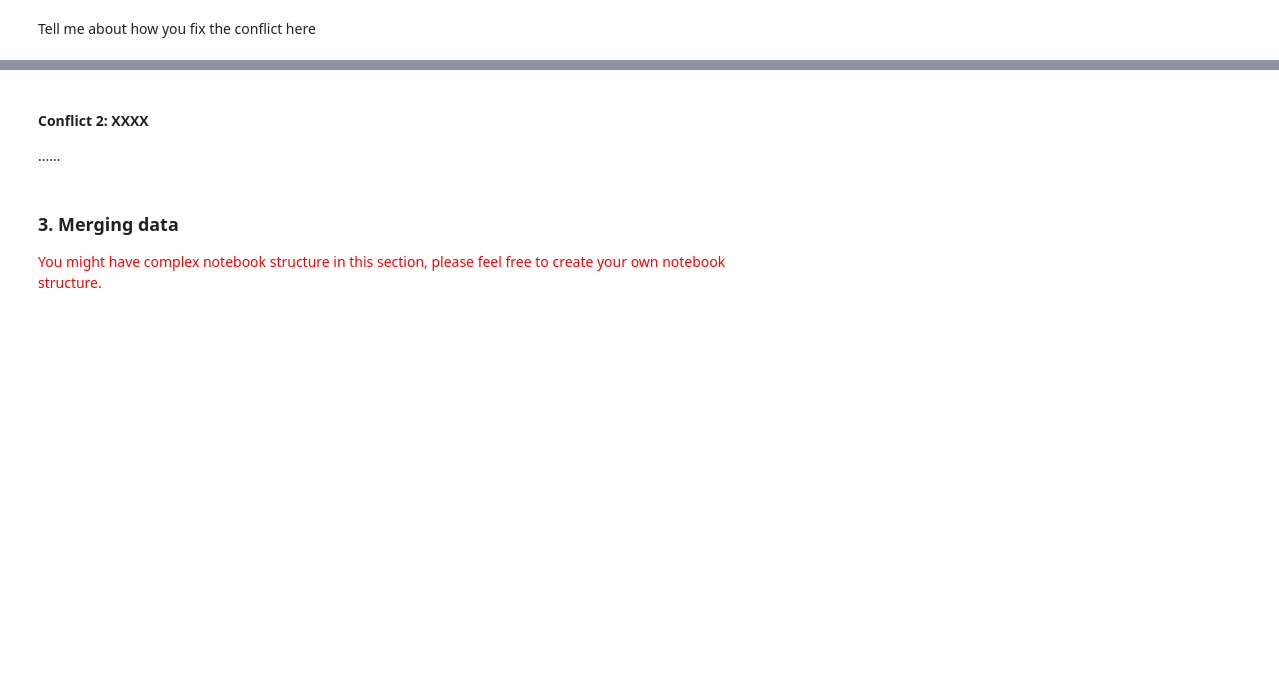
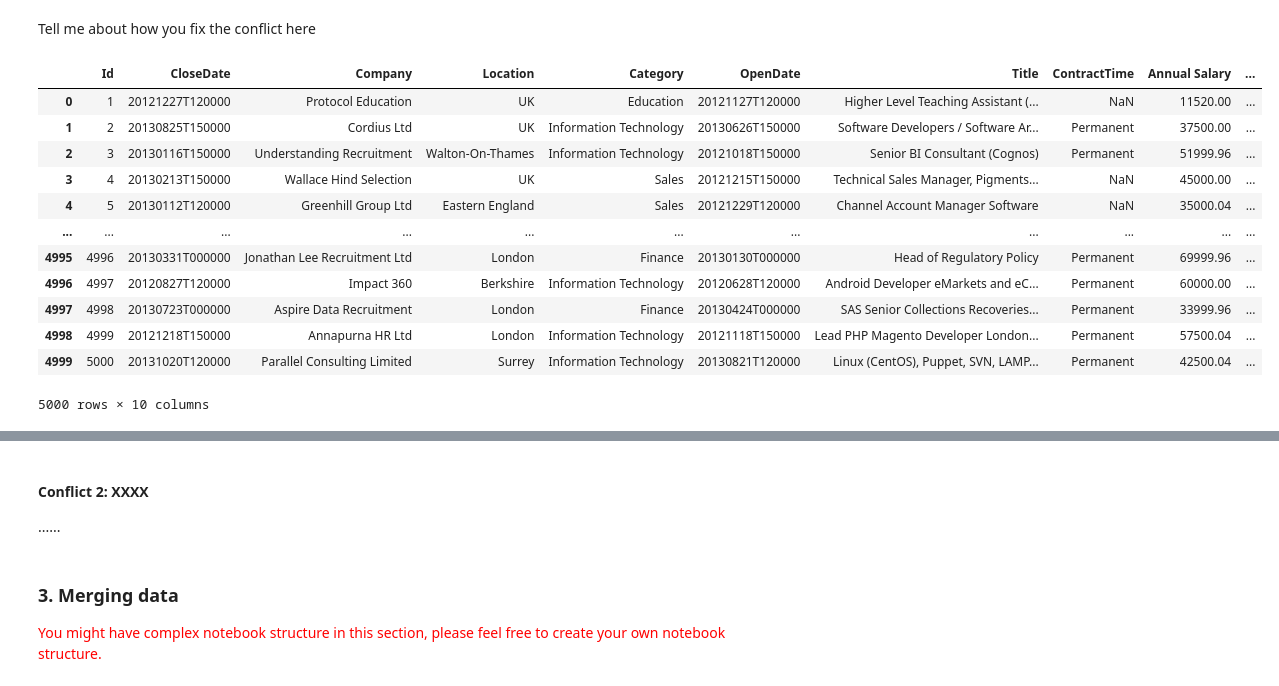
Before and after one commit to ayushpatel2002/Data-cleansing-and-modelling, a Jupyter notebook: s3891013_task3.ipynb, the cells around one changed output, grey strips where cells are left out. Cells and saved outputs as stored; diff of their text form; code cells hidden in the pictures; blank space fills up the shorter version.

```diff
--- a/s3891013_task3.ipynb
+++ b/s3891013_task3.ipynb
@@ -108,0 +122,12 @@ dtype: int64
+# %%
+# 1. Calculate the Full-Time Annual Salary
+df['Full-Time Annual Salary'] = df['Monthly Payment'] * 12
+
+# 2. Calculate the Annual Salary based on the FTE value
+df['Annual Salary'] = df['Full-Time Annual Salary'] * df['Full-Time Equivalent (FTE)']
+
+# 3. Drop the 'Monthly Payment', 'Full-Time Equivalent (FTE)', and 'Full-Time Annual Salary' columns
+df.drop(columns=['Monthly Payment', 'Full-Time Equivalent (FTE)', 'Full-Time Annual Salary'], inplace=True)
+
+# Display the first few rows of the modified dataset
+df
@@ -112,0 +164,27 @@ Tell me about how you fix the conflict here
+# %%
+# Code to fix the conflict
+df['ContractTime'].value_counts
+pd.pandas.unique(df['ContractTime'])
+
+# Convert values in the 'ContractType' column as specified
+df['ContractType'] = df['ContractTime'].replace({
+    'Permanent': 'permanent',
+    'Fixed Term Contract': 'contract'
+}).fillna('non-specified')
+
+# Display the first few rows of the modified dataset
+df
+# %% [output]
+|  | Id | CloseDate | Company | Location | Category | OpenDate | Title | ContractTime | Annual Salary | ... |
+| 0 | 1 | 20121227T120000 | Protocol Education | UK | Education | 20121127T120000 | Higher Level Teaching Assistant (... | NaN | 11520.00 | ... |
+| 1 | 2 | 20130825T150000 | Cordius Ltd | UK | Information Technology | 20130626T150000 | Software Developers / Software Ar... | Permanent | 37500.00 | ... |
+| 2 | 3 | 20130116T150000 | Understanding Recruitment | Walton-On-Thames | Information Technology | 20121018T150000 | Senior BI Consultant (Cognos) | Permanent | 51999.96 | ... |
+| 3 | 4 | 20130213T150000 | Wallace Hind Selection | UK | Sales | 20121215T150000 | Technical Sales Manager, Pigments... | NaN | 45000.00 | ... |
+| 4 | 5 | 20130112T120000 | Greenhill Group Ltd | Eastern England | Sales | 20121229T120000 | Channel Account Manager Software | NaN | 35000.04 | ... |
+| ... | ... | ... | ... | ... | ... | ... | ... | ... | ... | ... |
+| 4995 | 4996 | 20130331T000000 | Jonathan Lee Recruitment Ltd | London | Finance | 20130130T000000 | Head of Regulatory Policy | Permanent | 69999.96 | ... |
+| 4996 | 4997 | 20120827T120000 | Impact 360 | Berkshire | Information Technology | 20120628T120000 | Android Developer eMarkets and eC... | Permanent | 60000.00 | ... |
+| 4997 | 4998 | 20130723T000000 | Aspire Data Recruitment | London | Finance | 20130424T000000 | SAS Senior Collections Recoveries... | Permanent | 33999.96 | ... |
+| 4998 | 4999 | 20121218T150000 | Annapurna HR Ltd | London | Information Technology | 20121118T150000 | Lead PHP Magento Developer London... | Permanent | 57500.04 | ... |
+| 4999 | 5000 | 20131020T120000 | Parallel Consulting Limited | Surrey | Information Technology | 20130821T120000 | Linux (CentOS), Puppet, SVN, LAMP... | Permanent | 42500.04 | ... |
+5000 rows × 10 columns
```
Also changed, not shown: parts of 9 cells of this notebook, 2 other files.
